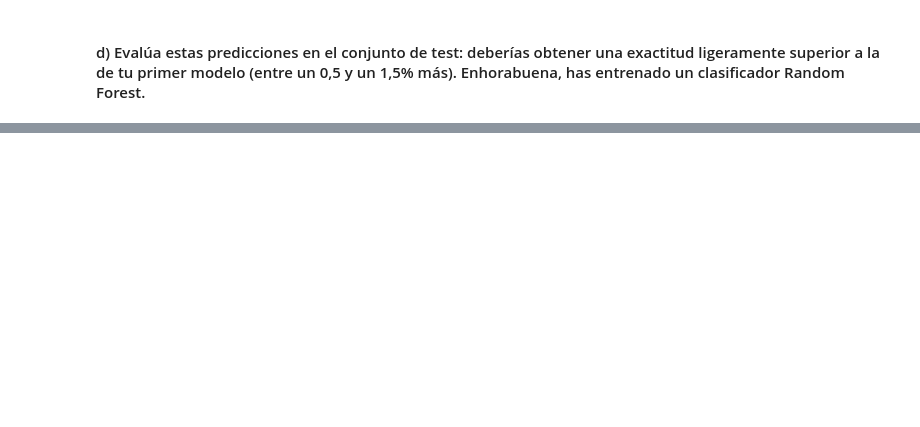
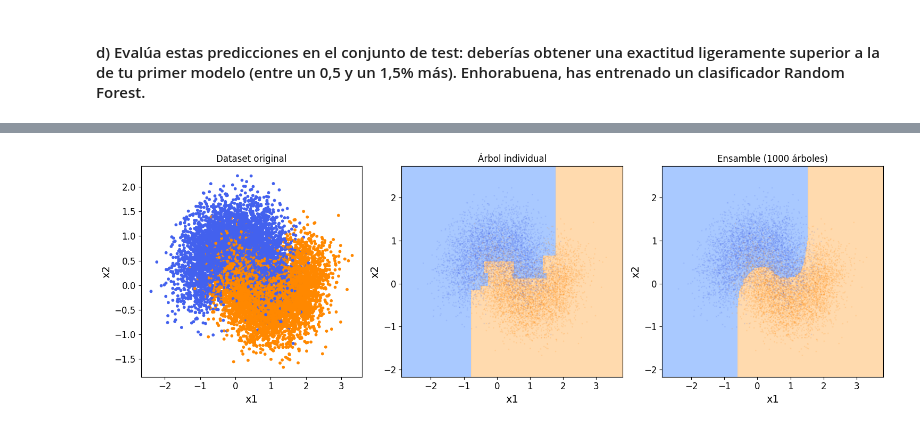
Before and after one commit to hugodidi/muria-machinelearning, a Jupyter notebook: DecisionTrees/notebooks/decisiontrees_exercises_diazdiazhugo.ipynb, the cells around one changed output, grey strips where cells are left out. Saved outputs shown, nothing was run; the diff lists cells and outputs as text; code cells hidden in the pictures; blank space fills up the shorter version.

Commit message:
feature: finish Decision Trees' practice

```diff
--- a/DecisionTrees/notebooks/decisiontrees_exercises_diazdiazhugo.ipynb
+++ b/DecisionTrees/notebooks/decisiontrees_exercises_diazdiazhugo.ipynb
@@ -211,0 +236,20 @@ Una vez agotadas las mejoras posibles con un único árbol optimizado mediante G
+# %%
+from sklearn.tree import DecisionTreeClassifier
+
+trees = []
+individual_scores = []
+
+for X_sub, y_sub in subsets:
+    clf = DecisionTreeClassifier(
+        max_leaf_nodes=20,
+        min_samples_split=2,
+        random_state=42
+    )
+    clf.fit(X_sub, y_sub)
+    trees.append(clf)
+
+    # Evaluación individual de cada árbol
+    y_pred = clf.predict(X_test)
+    individual_scores.append(accuracy_score(y_test, y_pred))
+
+np.mean(individual_scores)
@@ -215,0 +297,65 @@ Una vez agotadas las mejoras posibles con un único árbol optimizado mediante G
+# %%
+# Visualización comparativa de fronteras de decisión
+
+import numpy as np
+import matplotlib.pyplot as plt
+from scipy.stats import mode
+from matplotlib.colors import ListedColormap
+
+def compare_decision_boundaries(X, y, clf_single, trees):
+    """
+    Muestra tres gráficos:
+    1. Solo dataset
+    2. Dataset + frontera Árbol individual
+    3. Dataset + frontera Ensamble (Random Forest manual)
+    """
+
+    # --- Función auxiliar para pintar frontera de un modelo ---
+    def plot_boundary(ax, model_predict, title):
+        # Crear malla
+        x_min, x_max = X[:, 0].min() - 0.5, X[:, 0].max() + 0.5
+        y_min, y_max = X[:, 1].min() - 0.5, X[:, 1].max() + 0.5
+        xx, yy = np.meshgrid(
+            np.linspace(x_min, x_max, 300),
+            np.linspace(y_min, y_max, 300)
+        )
+
+        # Predicciones en la malla
+        X_new = np.c_[xx.ravel(), yy.ravel()]
+        Z = model_predict(X_new).reshape(xx.shape)
+
+        # Fondo coloreado
+        ax.contourf(xx, yy, Z, alpha=0.9, cmap=ListedColormap(["#a0c4ff", "#ffd6a5"]))
+
+        # Dataset real
+        ax.scatter(X[:, 0], X[:, 1], c=y, cmap=ListedColormap(["#4361ee", "#ff8800"]), s=1, alpha=0.1)
+        ax.set_title(title)
+        ax.set_xlabel("x1")
+        ax.set_ylabel("x2")
+
+    # --- Predictor mayoritario del ensamble ---
+    def predict_ensemble(X_input):
+        all_preds = np.array([tree.predict(X_input) for tree in trees])
+        majority = mode(all_preds, axis=0, keepdims=True).mode
+        return majority.ravel()
+
+    # --- Crear figura con tres subplots ---
+    fig, axes = plt.subplots(1, 3, figsize=(15, 5))
+
+    # 1. Dataset sin fronteras
+    axes[0].scatter(X[:, 0], X[:, 1], c=y, cmap=ListedColormap(["#4361ee", "#ff8800"]), s=10)
+    axes[0].set_title("Dataset original")
+    axes[0].set_xlabel("x1")
+    axes[0].set_ylabel("x2")
+
+    # 2. Frontera del árbol individual
+    plot_boundary(axes[1], clf_single.predict, "Árbol individual")
+
+    # 3. Frontera del ensamble
+    plot_boundary(axes[2], predict_ensemble, "Ensamble (1000 árboles)")
+
+    plt.tight_layout()
+    plt.show()
+compare_decision_boundaries(X, y, final_tree_clf, trees)
+# %% [output]
+[figure, added]
```
Also changed, not shown: parts of 14 cells of this notebook.
